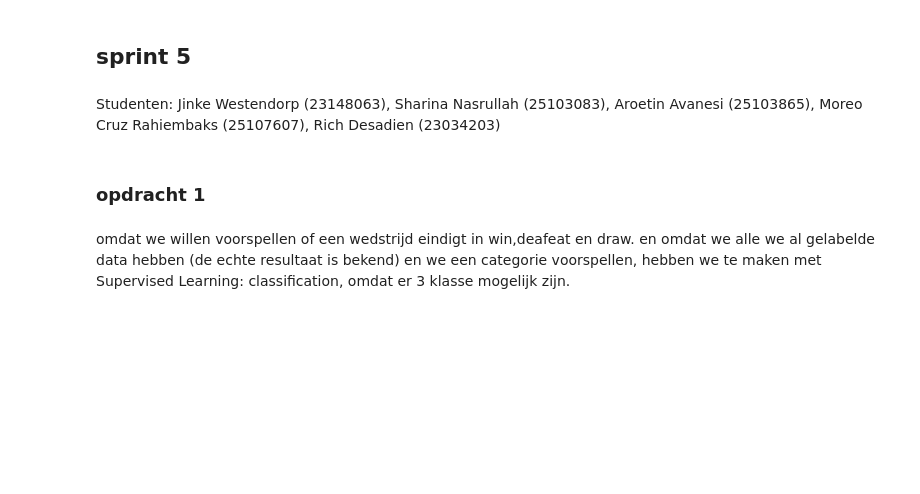
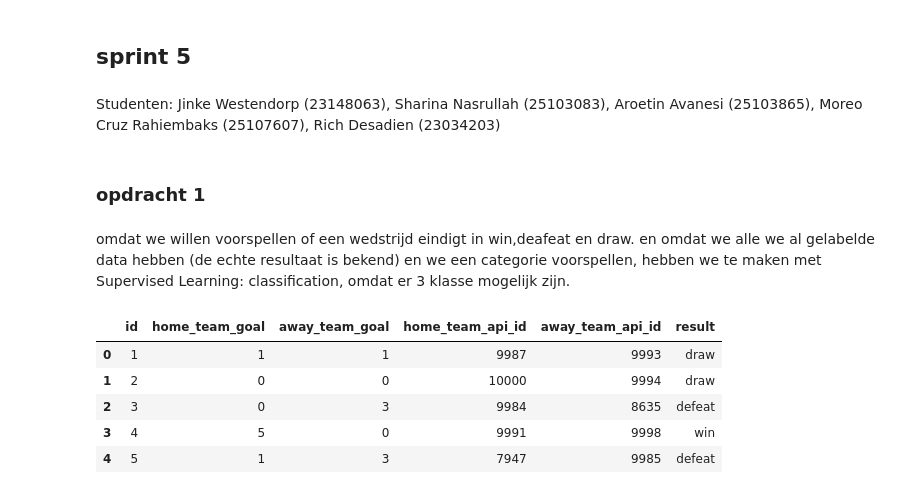
Before and after one commit to richdesadien/DataLab2-Sprint-5, a Jupyter notebook: Arsenal analyse sprint 3.ipynb, the cells around one changed output. Saved outputs shown, nothing was run; the diff lists cells and outputs as text; code cells hidden in the pictures; blank space fills up the shorter version.

Commit message:
resultaatkolom opdracht 1

```diff
--- a/Arsenal analyse sprint 3.ipynb
+++ b/Arsenal analyse sprint 3.ipynb
@@ -974,3 +974,39 @@ Studenten: Jinke Westendorp (23148063), Sharina Nasrullah (25103083), Aroetin Av
 ### opdracht 1
 # %% [markdown]
 omdat we willen voorspellen of een wedstrijd eindigt in win,deafeat en draw. en omdat we alle we al gelabelde data hebben (de echte resultaat is bekend) en we een categorie voorspellen, hebben we te maken met Supervised Learning: classification, omdat er 3 klasse mogelijk zijn.
+# %%
+import sqlite3
+import pandas as pd
+
+conn = sqlite3.connect("./soccer_dataset/database.sqlite")
+
+matches = pd.read_sql_query("""
+SELECT
+    id,
+    home_team_goal,
+    away_team_goal,
+    home_team_api_id,
+    away_team_api_id
+FROM Match
+""", conn)
+
+conn.close()
+# %%
+def determine_result(row):
+    if row['home_team_goal'] > row['away_team_goal']:
+        return 'win'
+    elif row['home_team_goal'] < row['away_team_goal']:
+        return 'defeat'
+    else:
+        return 'draw'
+
+matches['result'] = matches.apply(determine_result, axis=1)
+
+matches.head()
+# %% [output]
+|  | id | home_team_goal | away_team_goal | home_team_api_id | away_team_api_id | result |
+| 0 | 1 | 1 | 1 | 9987 | 9993 | draw |
+| 1 | 2 | 0 | 0 | 10000 | 9994 | draw |
+| 2 | 3 | 0 | 3 | 9984 | 8635 | defeat |
+| 3 | 4 | 5 | 0 | 9991 | 9998 | win |
+| 4 | 5 | 1 | 3 | 7947 | 9985 | defeat |
```
Also changed, not shown: parts of 2 cells of this notebook.
